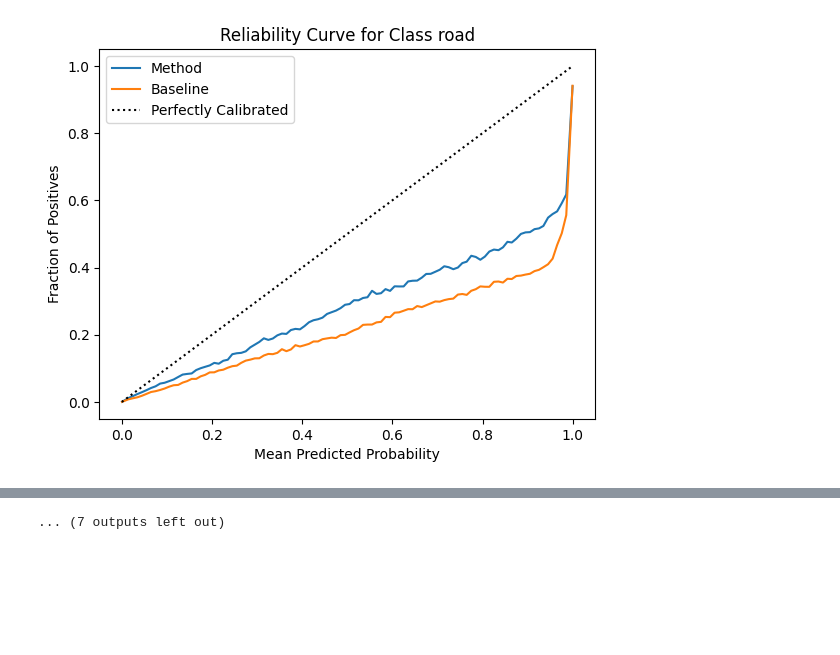
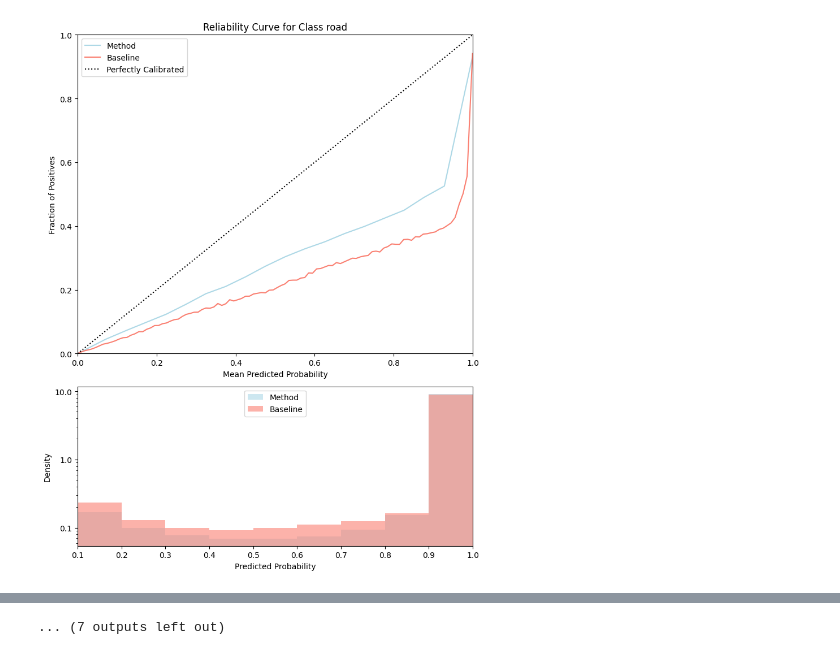
Before and after one commit to brandongk-ubco/thesis-analysis, a Jupyter notebook: calibration.ipynb, the cells around one changed output, grey strips where cells are left out. Cells and saved outputs as stored; diff of their text form; code cells hidden in the pictures; blank space fills up the shorter version.

Commit message:
Calibration Curves.

```diff
--- a/calibration.ipynb
+++ b/calibration.ipynb
@@ -45,6 +50,7 @@ num_classes = method_predictions.shape[1]
 
 method_all_fraction_of_positives = {i: [] for i in range(1, num_classes)}
 method_all_mean_predicted_value = {i: [] for i in range(1, num_classes)}
+method_all_predicted_probabilities = {i: [] for i in range(1, num_classes)}
 
 for positive_class in range(1, 20):
 
@@ -60,16 +66,21 @@ for positive_class in range(1, 20):
 
         y_true_binary = (ground_truth == positive_class).astype(int)
         y_prob_positive = flat_probabilities[:, positive_class]
-        fraction_of_positives, mean_predicted_value = calibration_curve(y_true_binary, y_prob_positive, n_bins=100)
+        fraction_of_positives, mean_predicted_value = calibration_curve(y_true_binary, y_prob_positive, n_bins=20)
 
         method_all_fraction_of_positives[positive_class].append(fraction_of_positives)
         method_all_mean_predicted_value[positive_class].append(mean_predicted_value)
+        method_all_predicted_probabilities[positive_class].extend(y_prob_positive)
+
+for key, val in method_all_predicted_probabilities.items():
+    method_all_predicted_probabilities[key] = np.array(method_all_predicted_probabilities[key])
 # %%
 num_images = baseline_images.shape[0]
 num_classes = baseline_predictions.shape[1]
 
 baseline_all_fraction_of_positives = {i: [] for i in range(1, num_classes)}
 baseline_all_mean_predicted_value = {i: [] for i in range(1, num_classes)}
+baseline_all_predicted_probabilities = {i: [] for i in range(1, num_classes)}
 
 for positive_class in range(1, 20):
 
@@ -89,65 +100,92 @@ for positive_class in range(1, 20):
 
         baseline_all_fraction_of_positives[positive_class].append(fraction_of_positives)
         baseline_all_mean_predicted_value[positive_class].append(mean_predicted_value)
+        baseline_all_predicted_probabilities[positive_class].extend(y_prob_positive)
+
+for key, val in baseline_all_predicted_probabilities.items():
+    baseline_all_predicted_probabilities[key] = np.array(baseline_all_predicted_probabilities[key])
 # %%
 method_average_fraction_of_positives = {}
 method_average_mean_predicted_value = {}
 baseline_average_fraction_of_positives = {}
 baseline_average_mean_predicted_value = {}
 
 for positive_class in range(1, num_classes):
     # --- Average for Method ---
     if method_all_fraction_of_positives[positive_class]:
         max_len_method = max(len(arr) for arr in method_all_fraction_of_positives[positive_class])
         padded_fractions_method = [np.pad(arr, (0, max_len_method - len(arr)), constant_values=np.nan) for arr in method_all_fraction_of_positives[positive_class]]
         padded_means_method = [np.pad(arr, (0, max_len_method - len(arr)), constant_values=np.nan) for arr in method_all_mean_predicted_value[positive_class]]
         method_average_fraction_of_positives[positive_class] = np.nanmean(np.array(padded_fractions_method), axis=0)
         method_average_mean_predicted_value[positive_class] = np.nanmean(np.array(padded_means_method), axis=0)
     else:
         method_average_fraction_of_positives[positive_class] = np.array([])
         method_average_mean_predicted_value[positive_class] = np.array([])
 
     # --- Average for Baseline ---
     if baseline_all_fraction_of_positives[positive_class]:
         max_len_baseline = max(len(arr) for arr in baseline_all_fraction_of_positives[positive_class])
         padded_fractions_baseline = [np.pad(arr, (0, max_len_baseline - len(arr)), constant_values=np.nan) for arr in baseline_all_fraction_of_positives[positive_class]]
         padded_means_baseline = [np.pad(arr, (0, max_len_baseline - len(arr)), constant_values=np.nan) for arr in baseline_all_mean_predicted_value[positive_class]]
         baseline_average_fraction_of_positives[positive_class] = np.nanmean(np.array(padded_fractions_baseline), axis=0)
         baseline_average_mean_predicted_value[positive_class] = np.nanmean(np.array(padded_means_baseline), axis=0)
     else:
         baseline_average_fraction_of_positives[positive_class] = np.array([])
         baseline_average_mean_predicted_value[positive_class] = np.array([])
 
-    # --- Plot for each class comparing method and baseline ---
-    if method_average_mean_predicted_value[positive_class].size > 0 and baseline_average_mean_predicted_value[positive_class].size > 0:
-        plt.figure()
-        plt.plot(method_average_mean_predicted_value[positive_class], method_average_fraction_of_positives[positive_class], label=f"Method")
-        plt.plot(baseline_average_mean_predicted_value[positive_class], baseline_average_fraction_of_positives[positive_class], label=f"Baseline")
-        plt.plot([0, 1], [0, 1], "k:", label="Perfectly Calibrated")
-        plt.xlabel("Mean Predicted Probability")
-        plt.ylabel("Fraction of Positives")
-        plt.title(f"Reliability Curve for Class {classes[positive_class]}")
-        plt.legend()
-        plt.show()
-    elif method_average_mean_predicted_value[positive_class].size > 0:
-        plt.figure()
-        plt.plot(method_average_mean_predicted_value[positive_class], method_average_fraction_of_positives[positive_class], label=f"Method")
-        plt.plot([0, 1], [0, 1], "k:", label="Perfectly Calibrated")
-        plt.xlabel("Mean Predicted Probability")
-        plt.ylabel("Fraction of Positives")
-        plt.title(f"Reliability Curve for Class {classes[positive_class]}")
-        plt.legend()
-        plt.show()
-    elif baseline_average_mean_predicted_value[positive_class].size > 0:
-        plt.figure()
-        plt.plot(baseline_average_mean_predicted_value[positive_class], baseline_average_fraction_of_positives[positive_class], label=f"Baseline")
-        plt.plot([0, 1], [0, 1], "k:", label="Perfectly Calibrated")
-        plt.xlabel("Mean Predicted Probability")
-        plt.ylabel("Fraction of Positives")
-        plt.title(f"Reliability Curve for Class {classes[positive_class]}")
-        plt.legend()
-        plt.show()
-    else:
-        print(f"Class {classes[positive_class]} not present in any images for either method or baseline. Skipping plot.")
+    fig, axes = plt.subplots(2, 1, figsize=(8, 10), gridspec_kw={'height_ratios': [2, 1]})
+
+    # Top subplot: Calibration Curve
+    ax1 = axes[0]
+    if method_average_mean_predicted_value[positive_class].size > 0:
+        ax1.plot(method_average_mean_predicted_value[positive_class], method_average_fraction_of_positives[positive_class], label=f"Method", color='lightblue')
+    if baseline_average_mean_predicted_value[positive_class].size > 0:
+        ax1.plot(baseline_average_mean_predicted_value[positive_class], baseline_average_fraction_of_positives[positive_class], label=f"Baseline", color='salmon')
+    ax1.plot([0, 1], [0, 1], "k:", label="Perfectly Calibrated")
+    ax1.set_xlabel("Mean Predicted Probability")
+    ax1.set_ylabel("Fraction of Positives")
+    ax1.set_title(f"Reliability Curve for Class {classes[positive_class]}")
+    ax1.legend(loc='upper left')
+    ax1.set_xlim(0, 1)
+    ax1.set_ylim(0, 1)
+
+    ax2 = axes[1]
+    hist_color_method = 'lightblue'
+    hist_color_baseline = 'salmon'
+    alpha = 0.6
+
+    n_method, bins_method, _ = ax2.hist(
+        method_all_predicted_probabilities[positive_class][method_all_predicted_probabilities[positive_class] > 0.1],
+        bins=10,
+        range=(0, 1),
+        histtype='stepfilled',
+        alpha=alpha,
+        color=hist_color_method,
+        label='Method',
+        density=True,  # Normalize to density
+    )
+
+    n_baseline, bins_baseline, _ = ax2.hist(
+        baseline_all_predicted_probabilities[positive_class][baseline_all_predicted_probabilities[positive_class] > 0.1],
+        bins=10,
+        range=(0, 1),
+        histtype='stepfilled',
+        alpha=alpha,
+        color=hist_color_baseline,
+        label='Baseline',
+        density=True,  # Normalize to density
+    )
+
+    ax2.set_xlabel("Predicted Probability")
+    ax2.set_ylabel("Density")
+    ax2.legend(loc='upper center')
+    ax2.set_yscale('log')
+    ax2.yaxis.set_major_formatter(mticker.ScalarFormatter())
+    ax2.ticklabel_format(axis='y', style='plain')
+
+    ax2.set_xlim(0.1, 1)
+
+    fig.tight_layout()
+    plt.savefig(f'{image_output_directory}/calibration_{classes[positive_class]}.png', dpi=300, bbox_inches='tight')
 # %% [output]
-[figure, old version]
+[figure, new version]
```
Also changed, not shown: parts of 2 cells of this notebook, 19 other files.
